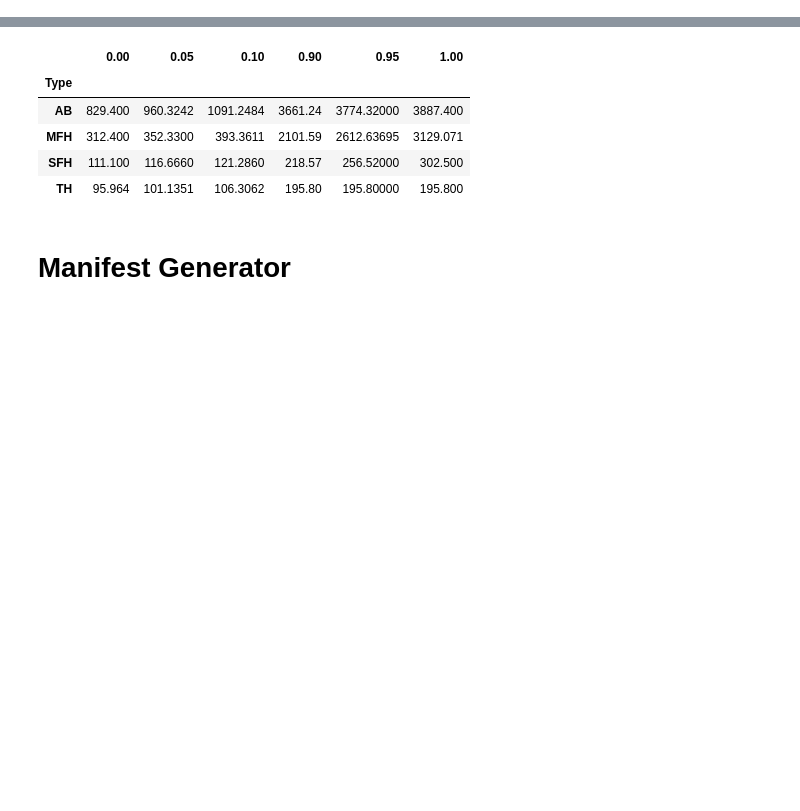
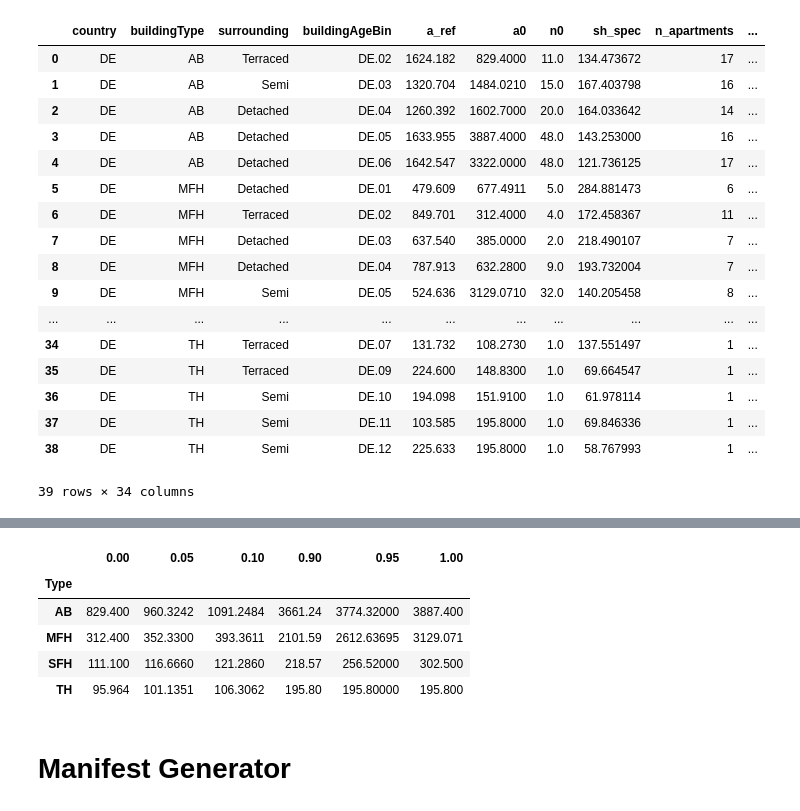
Before and after one commit to NV717/tsib_simuflex, a Jupyter notebook: Generation_Manifest.ipynb, the cells around one changed output, grey strips where cells are left out. Cells and saved outputs as stored; diff of their text form; code cells hidden in the pictures; blank space fills up the shorter version.

```diff
--- a/Generation_Manifest.ipynb
+++ b/Generation_Manifest.ipynb
@@ -9,3 +9,24 @@ from matplotlib.rcsetup import validate_dashlist
 from Generation.Generator import *
 from tsib.plot_building import plot_building
 df = pd.read_csv(r"tsib\data\episcope\episcope.csv", index_col=0)
+# %%
+pd.read_parquet("Generation/manifest_station_holdout.parquet")
+# %% [output]
+|  | country | buildingType | surrounding | buildingAgeBin | a_ref | a0 | n0 | sh_spec | n_apartments | ... |
+| 0 | DE | AB | Terraced | DE.02 | 1624.182 | 829.4000 | 11.0 | 134.473672 | 17 | ... |
+| 1 | DE | AB | Semi | DE.03 | 1320.704 | 1484.0210 | 15.0 | 167.403798 | 16 | ... |
+| 2 | DE | AB | Detached | DE.04 | 1260.392 | 1602.7000 | 20.0 | 164.033642 | 14 | ... |
+| 3 | DE | AB | Detached | DE.05 | 1633.955 | 3887.4000 | 48.0 | 143.253000 | 16 | ... |
+| 4 | DE | AB | Detached | DE.06 | 1642.547 | 3322.0000 | 48.0 | 121.736125 | 17 | ... |
+| 5 | DE | MFH | Detached | DE.01 | 479.609 | 677.4911 | 5.0 | 284.881473 | 6 | ... |
+| 6 | DE | MFH | Terraced | DE.02 | 849.701 | 312.4000 | 4.0 | 172.458367 | 11 | ... |
+| 7 | DE | MFH | Detached | DE.03 | 637.540 | 385.0000 | 2.0 | 218.490107 | 7 | ... |
+| 8 | DE | MFH | Detached | DE.04 | 787.913 | 632.2800 | 9.0 | 193.732004 | 7 | ... |
+| 9 | DE | MFH | Semi | DE.05 | 524.636 | 3129.0710 | 32.0 | 140.205458 | 8 | ... |
+| ... | ... | ... | ... | ... | ... | ... | ... | ... | ... | ... |
+| 34 | DE | TH | Terraced | DE.07 | 131.732 | 108.2730 | 1.0 | 137.551497 | 1 | ... |
+| 35 | DE | TH | Terraced | DE.09 | 224.600 | 148.8300 | 1.0 | 69.664547 | 1 | ... |
+| 36 | DE | TH | Semi | DE.10 | 194.098 | 151.9100 | 1.0 | 61.978114 | 1 | ... |
+| 37 | DE | TH | Semi | DE.11 | 103.585 | 195.8000 | 1.0 | 69.846336 | 1 | ... |
+| 38 | DE | TH | Semi | DE.12 | 225.633 | 195.8000 | 1.0 | 58.767993 | 1 | ... |
+39 rows × 34 columns
```
Also changed, not shown: parts of 14 cells of this notebook, 48 other files.
